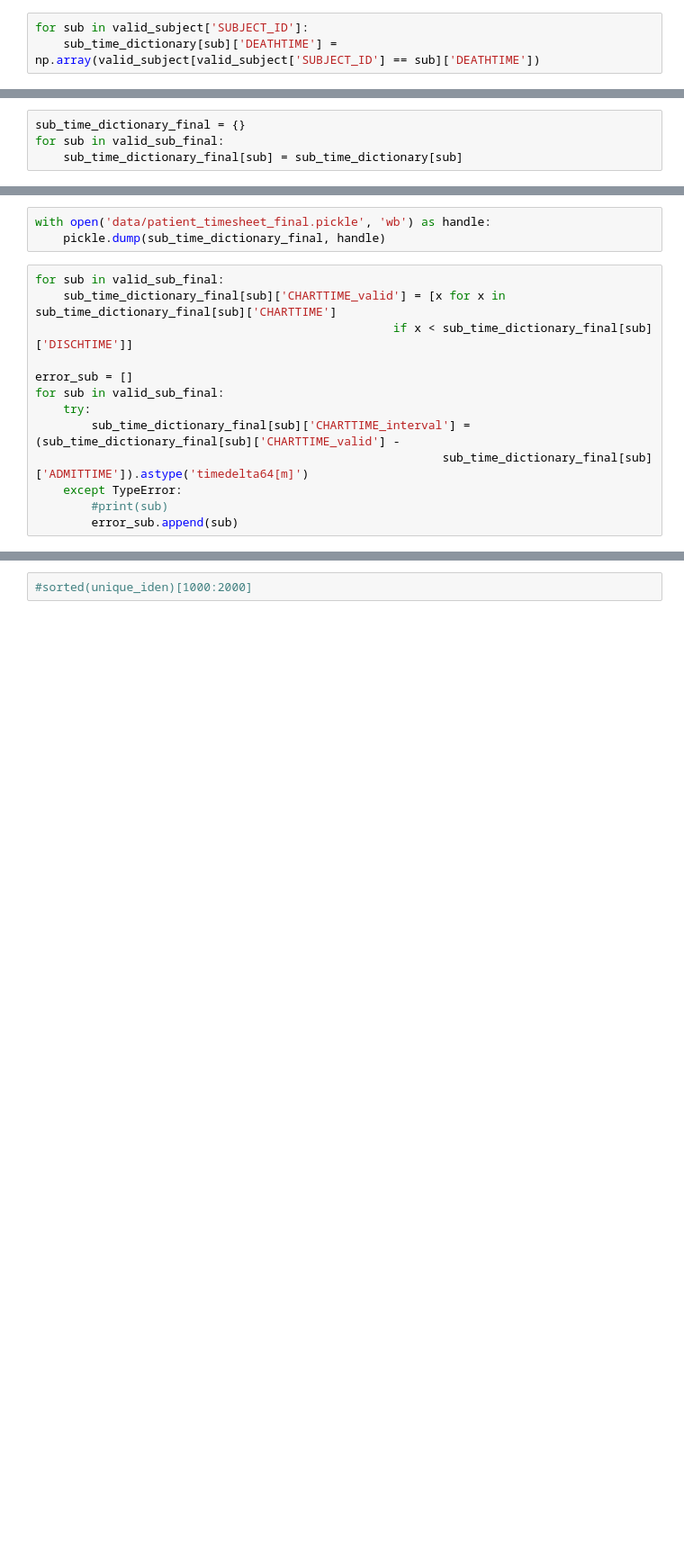
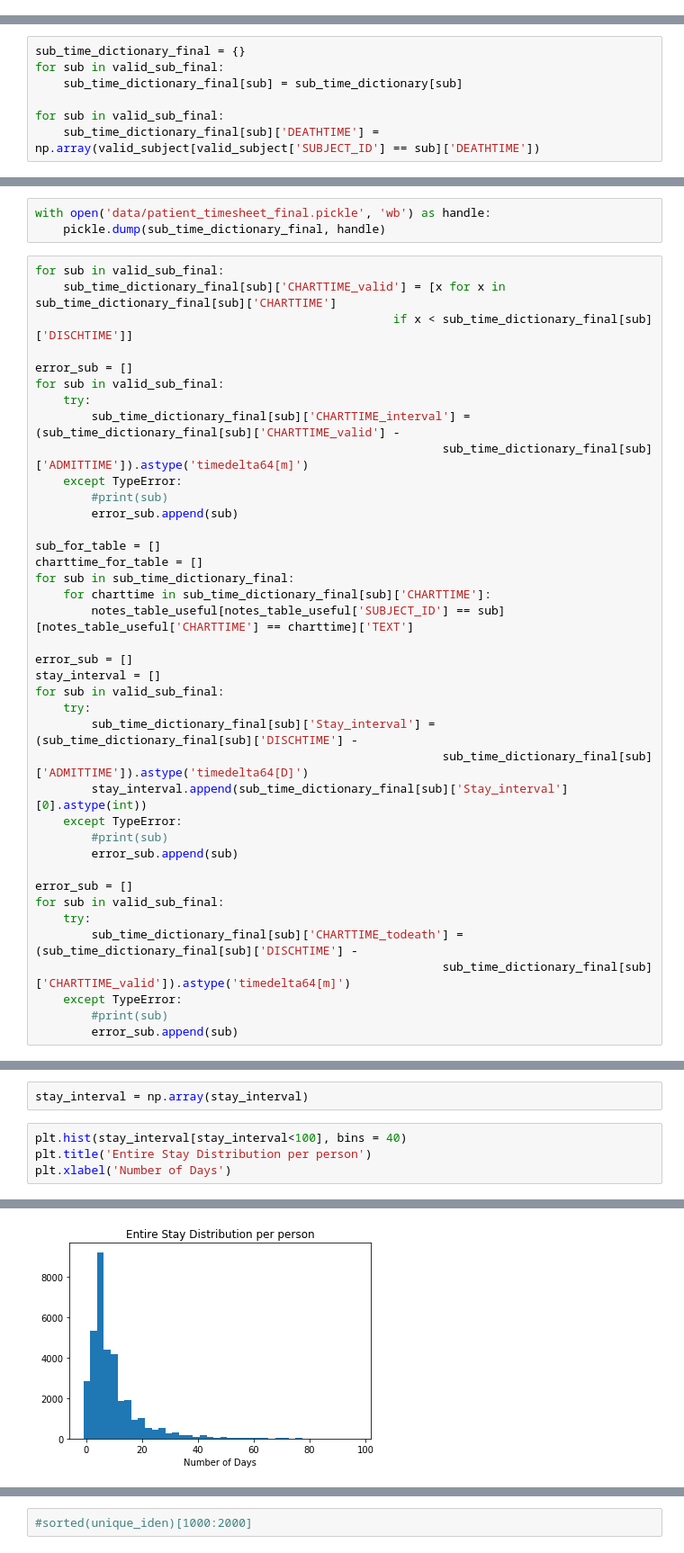
Before and after one commit to xlxulei1005/Project1011_Mortality_Predcition, a Jupyter notebook: Notes_Reorganise_and_Analysis.ipynb, the cells around one changed output, grey strips where cells are left out. Shown at 90% size. Drawn from its saved outputs; the diff is of its cells as text; blank space fills up the shorter version.

```diff
--- a/Notes_Reorganise_and_Analysis.ipynb
+++ b/Notes_Reorganise_and_Analysis.ipynb
@@ -235,3 +233,0 @@ valid_subject['DEATHTIME'] = pd.to_datetime(valid_subject['DEATHTIME'])
-# %%
-for sub in valid_subject['SUBJECT_ID']:
-    sub_time_dictionary[sub]['DEATHTIME'] = np.array(valid_subject[valid_subject['SUBJECT_ID'] == sub]['DEATHTIME'])
@@ -244,3 +242,6 @@ valid_sub_final = set(sub_time_dictionary.keys()) & set(valid_subject['SUBJECT_I
 sub_time_dictionary_final = {}
 for sub in valid_sub_final:
     sub_time_dictionary_final[sub] = sub_time_dictionary[sub]
+
+for sub in valid_sub_final:
+    sub_time_dictionary_final[sub]['DEATHTIME'] = np.array(valid_subject[valid_subject['SUBJECT_ID'] == sub]['DEATHTIME'])
@@ -262,3 +261,29 @@ for sub in valid_sub_final:
     except TypeError:
         #print(sub)
         error_sub.append(sub)
+
+sub_for_table = []
+charttime_for_table = []
+for sub in sub_time_dictionary_final:
+    for charttime in sub_time_dictionary_final[sub]['CHARTTIME']:
+        notes_table_useful[notes_table_useful['SUBJECT_ID'] == sub][notes_table_useful['CHARTTIME'] == charttime]['TEXT']
+
+error_sub = []
+stay_interval = []
+for sub in valid_sub_final:
+    try:
+        sub_time_dictionary_final[sub]['Stay_interval'] = (sub_time_dictionary_final[sub]['DISCHTIME'] -
+                                                          sub_time_dictionary_final[sub]['ADMITTIME']).astype('timedelta64[D]')
+        stay_interval.append(sub_time_dictionary_final[sub]['Stay_interval'][0].astype(int))
+    except TypeError:
+        #print(sub)
+        error_sub.append(sub)
+
+error_sub = []
+for sub in valid_sub_final:
+    try:
+        sub_time_dictionary_final[sub]['CHARTTIME_todeath'] = (sub_time_dictionary_final[sub]['DISCHTIME'] -
+                                                          sub_time_dictionary_final[sub]['CHARTTIME_valid']).astype('timedelta64[m]')
+    except TypeError:
+        #print(sub)
+        error_sub.append(sub)
@@ -301,0 +290,7 @@ len(unique_iden)
+# %%
+stay_interval = np.array(stay_interval)
+# %%
+plt.hist(stay_interval[stay_interval<100], bins = 40)
+plt.title('Entire Stay Distribution per person')
+plt.xlabel('Number of Days')
+# %% [output]
@@ -301,0 +298 @@ len(unique_iden)
+[figure, added]
```
Also changed, not shown: parts of 69 cells of this notebook, 1 other file.
